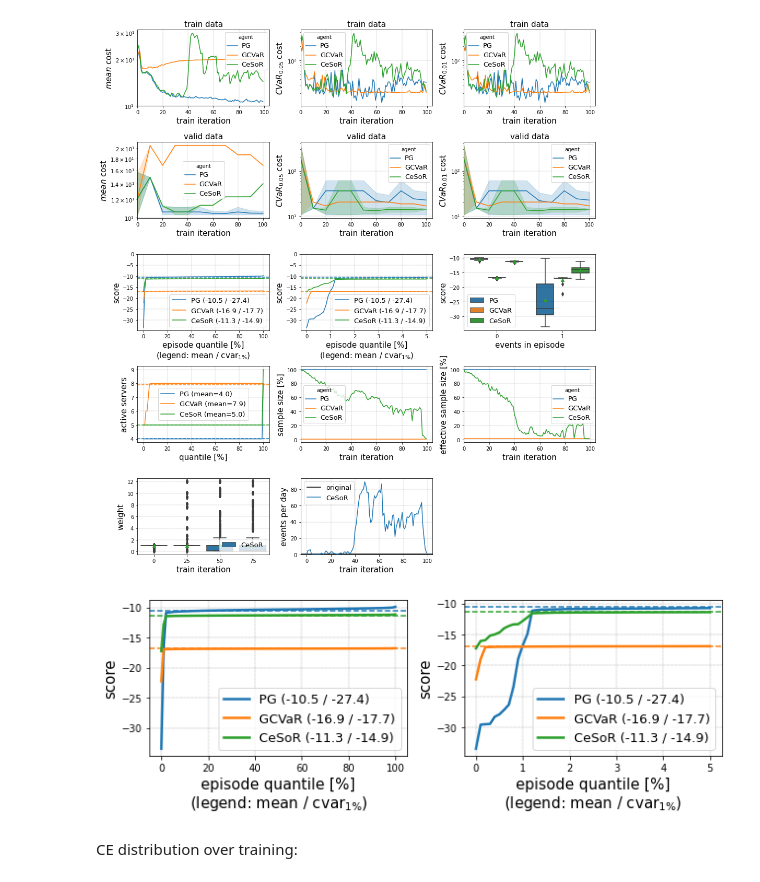
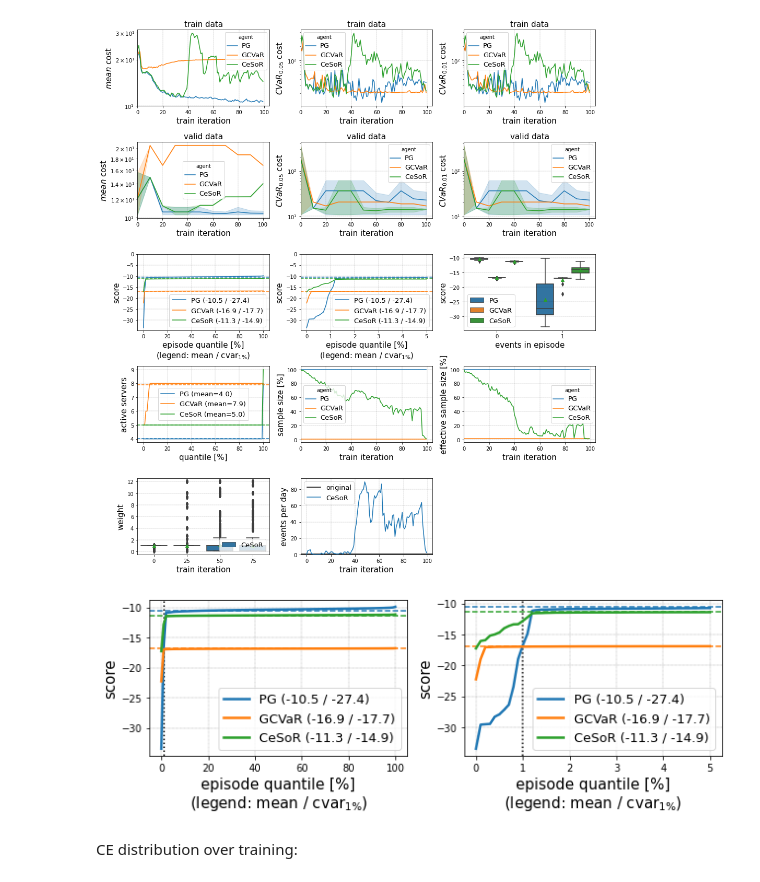
Before and after one commit to ido90/CeSoR, a Jupyter notebook: Examples/ServersAllocation/ServersExample.ipynb, the cells around one changed output. Drawn from its saved outputs; the diff is of its cells as text; code cells hidden in the pictures.

```diff
--- a/ServersExample.ipynb
+++ b/Examples/ServersAllocation/ServersExample.ipynb
@@ -112,24 +112,25 @@ Wall time: 7.26 s
 # %%
 test_df = E.dd[E.dd.group=='test']
 axs = utils.Axes(2, 2, (4.5,3.3), fontsize=15)
 a = 0
 
 n_iters = E.n_train // E.optim_freq
 cvar = lambda x, alpha: np.mean(np.sort(x)[:int(np.ceil(alpha*len(x)))])
 for Q in (100, 5):
+    axs[a].axvline(1, color='k', linestyle=':')
     for agent in E.agents_names:
         scores = test_df.score[test_df.agent==agent].values
         utils.plot_quantiles(
             scores, q=np.linspace(0,Q,101)/100, ax=axs[a], linewidth=2.5, showmeans=True,
             label=f'{agent} ({np.mean(scores):.1f} / {cvar(scores, 0.01):.1f})')
     # axs[a].set_ylim((-250,None))
     axs.labs(a, 'episode quantile [%]\n(legend: mean / cvar$_{1\%}$)', 'score')
     axs[a].legend(fontsize=13)
     a += 1
 plt.tight_layout()
 plt.savefig(f'outputs/{title}_test.png', bbox_inches='tight');
 # %% [output]
-[figure, old version]
+[figure, new version]
 # %% [markdown]
 CE distribution over training:
 # %%
```
Also changed, not shown: parts of 3 cells of this notebook, 17 other files.
